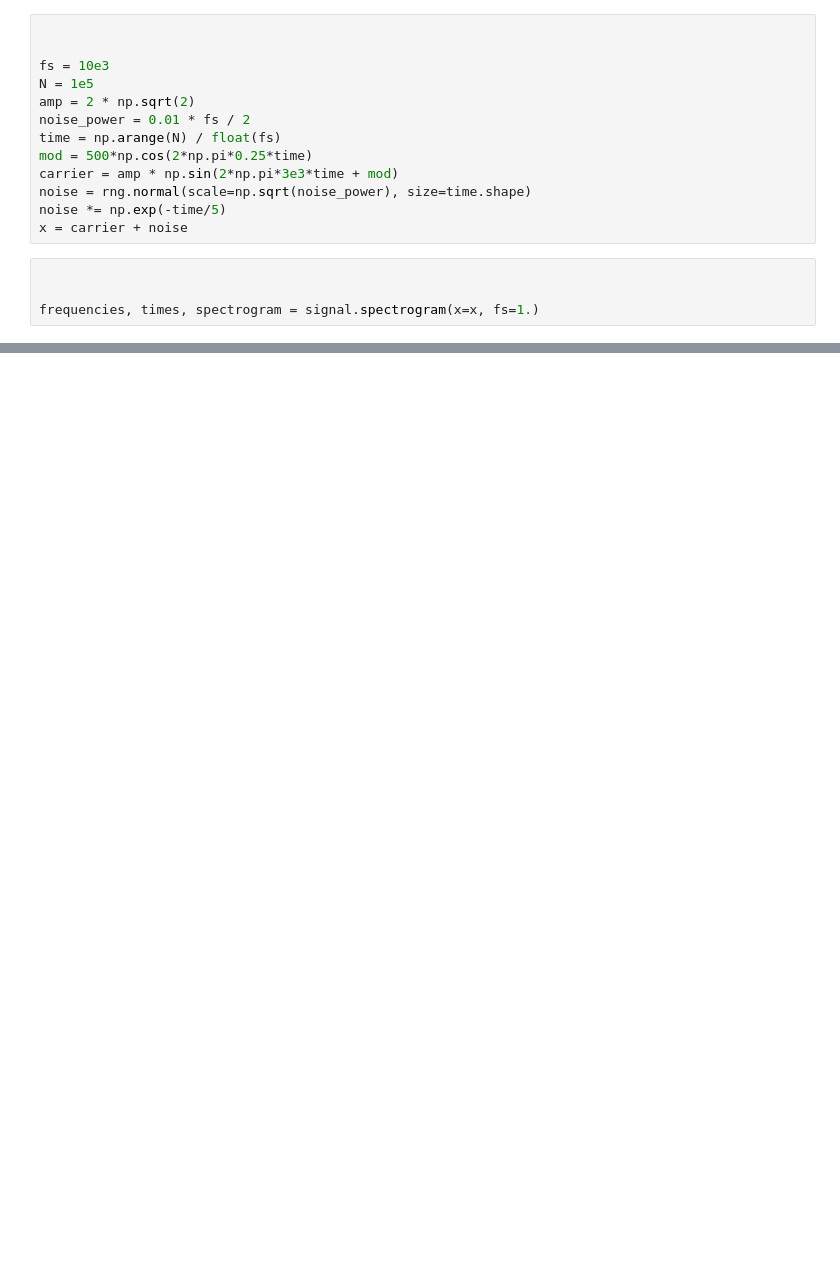
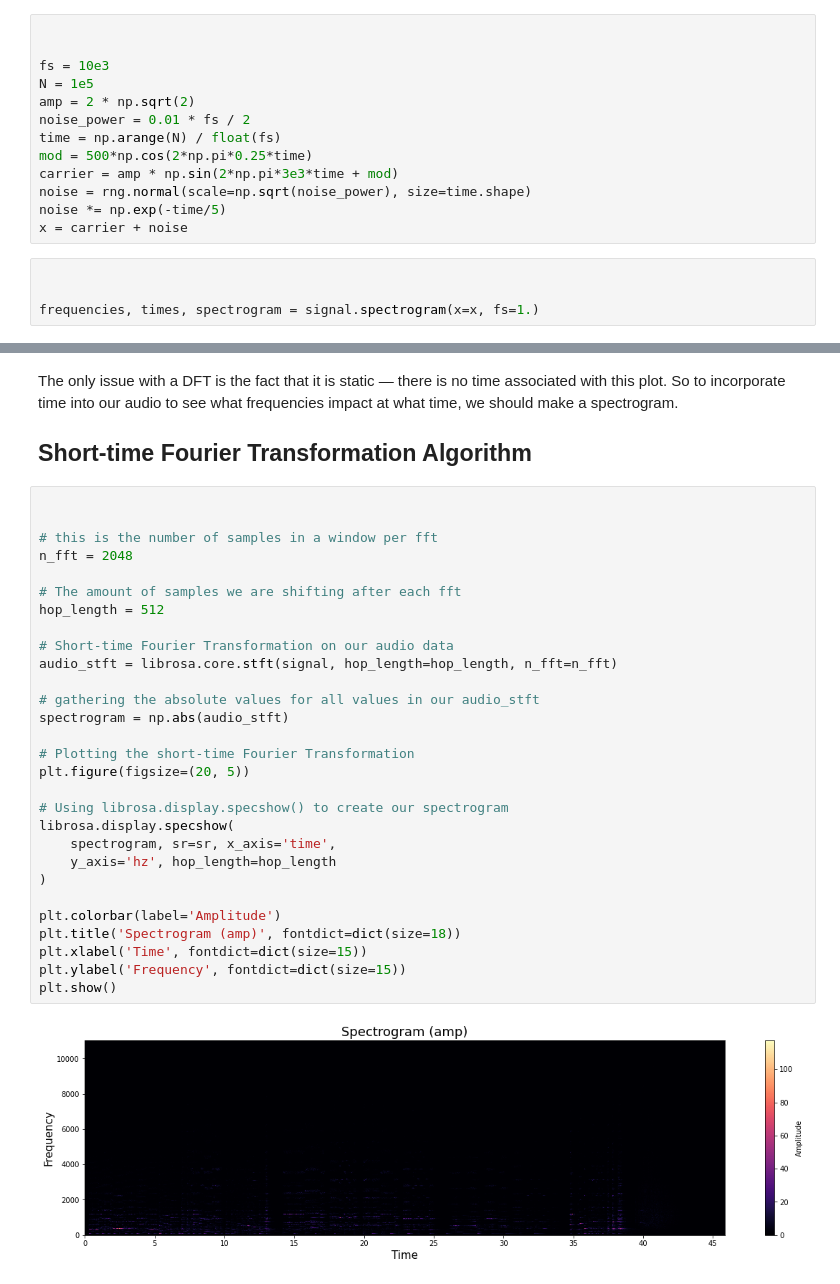
Before and after one commit to Sorooshi/Depression_Spectrograms, a Jupyter notebook: Notebooks/a01_spectrograms_warmup.ipynb, the cells around one changed output, grey strips where cells are left out. Cells and saved outputs as stored; diff of their text form; blank space fills up the shorter version.

```diff
--- a/Notebooks/a01_spectrograms_warmup.ipynb
+++ b/Notebooks/a01_spectrograms_warmup.ipynb
@@ -55,0 +105,38 @@ Sxx.shape
+# %% [markdown]
+
+
+The only issue with a DFT is the fact that it is static — there is no time associated with this plot. So to incorporate time into our audio to see what frequencies impact at what time, we should make a spectrogram.
+
+
+## Short-time Fourier Transformation Algorithm
+# %%
+
+
+# this is the number of samples in a window per fft
+n_fft = 2048
+
+# The amount of samples we are shifting after each fft
+hop_length = 512
+
+# Short-time Fourier Transformation on our audio data
+audio_stft = librosa.core.stft(signal, hop_length=hop_length, n_fft=n_fft)
+
+# gathering the absolute values for all values in our audio_stft
+spectrogram = np.abs(audio_stft)
+
+# Plotting the short-time Fourier Transformation
+plt.figure(figsize=(20, 5))
+
+# Using librosa.display.specshow() to create our spectrogram
+librosa.display.specshow(
+    spectrogram, sr=sr, x_axis='time',
+    y_axis='hz', hop_length=hop_length
+)
+
+plt.colorbar(label='Amplitude')
+plt.title('Spectrogram (amp)', fontdict=dict(size=18))
+plt.xlabel('Time', fontdict=dict(size=15))
+plt.ylabel('Frequency', fontdict=dict(size=15))
+plt.show()
+# %% [output]
+[figure, added]
```
Also changed, not shown: parts of 18 cells of this notebook.
